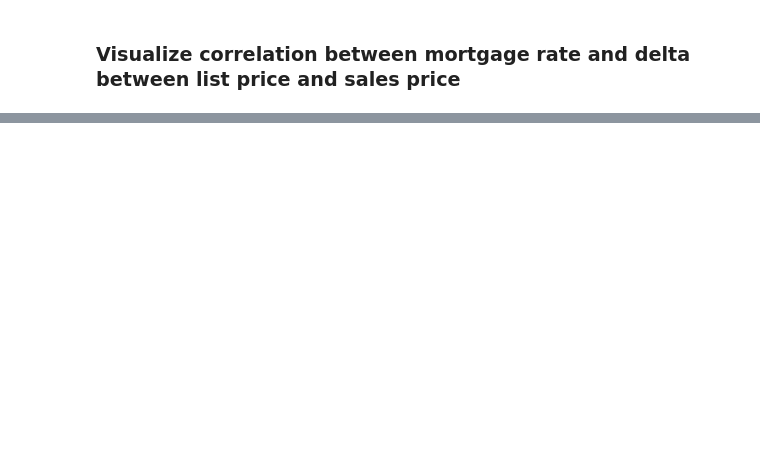
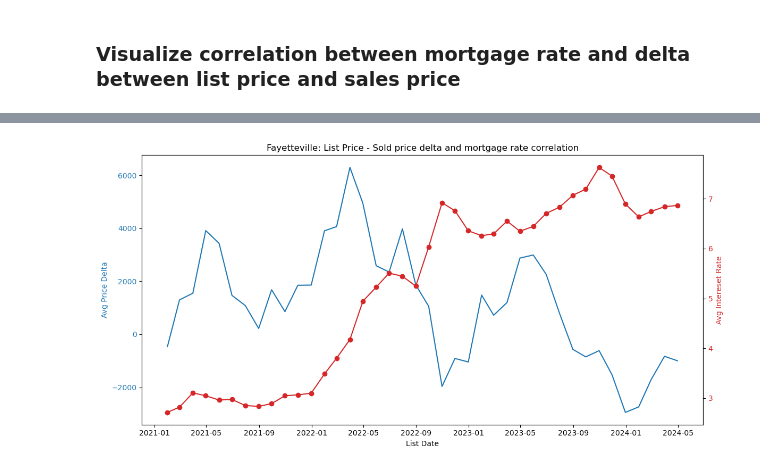
Before and after one commit to atulbachhav22/Real-Estate-Analysis-Project, a Jupyter notebook: real-estate-analysis_updated.ipynb, the cells around one changed output, grey strips where cells are left out. Saved outputs shown, nothing was run; the diff lists cells and outputs as text; code cells hidden in the pictures; blank space fills up the shorter version.

```diff
--- a/real-estate-analysis_updated.ipynb
+++ b/real-estate-analysis_updated.ipynb
@@ -499,0 +957,27 @@ plt.show()
+# %%
+#setting the fig size. had to play around a bit to find a good fit.
+fig, ax1 = plt.subplots(figsize=(12, 6))
+
+# bar chart that displays average delta between list price and sold price
+color = 'tab:blue'
+ax1.set_xlabel('List Date')
+ax1.set_ylabel('Avg Price Delta', color=color)
+ax1.plot(realeastate_monthly_df_fayetteville.index, realeastate_monthly_df_fayetteville['Avg Price Delta'], color=color)
+ax1.tick_params(axis='y', labelcolor=color)
+ax1.set_title('Fayetteville: List Price - Sold price delta and mortgage rate correlation')
+
+
+# twin axes for the average mortage rate in a month
+# telling the program that the axes will be plotted on the same graph.
+ax2 = ax1.twinx()
+color = 'tab:red'
+ax2.set_ylabel('Avg Intereset Rate', color=color)
+ax2.plot(realeastate_monthly_df_fayetteville.index, realeastate_monthly_df_fayetteville['Avg Intereset Rate'], color=color, marker='o')
+ax2.tick_params(axis='y', labelcolor=color)
+
+
+#tightening the layout
+fig.tight_layout()
+plt.show()
+# %% [output]
+[figure, added]
```
Also changed, not shown: parts of 38 cells of this notebook, 12 other files.
